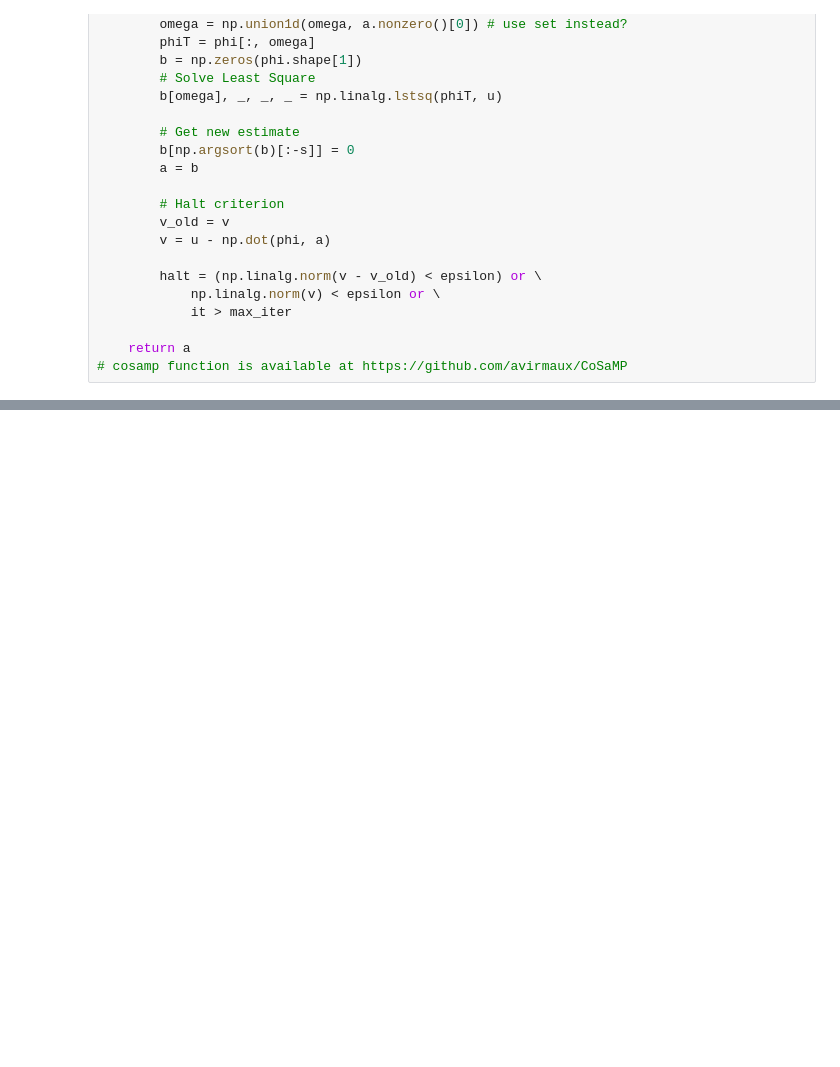
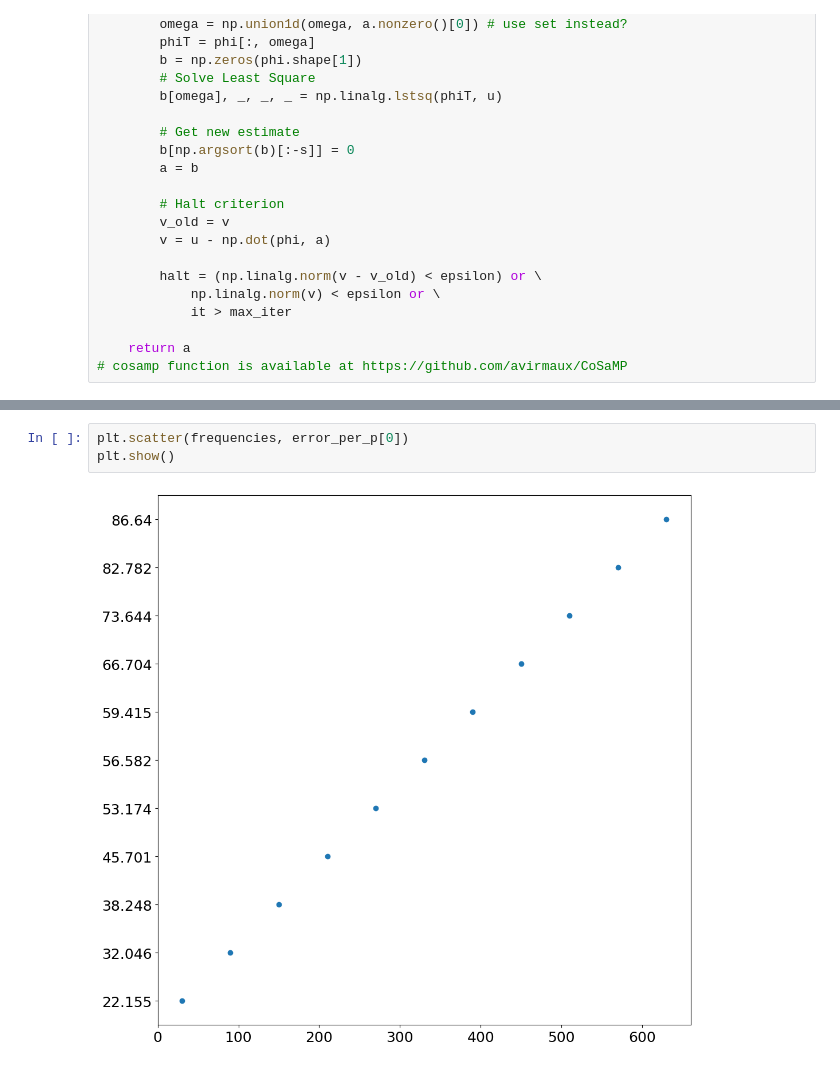
Before and after one commit to LorenzoJoquino/Physics215Project_CompSensGroup, a Jupyter notebook: notebooks/AddingSineWavesCompression.ipynb, the cells around one changed output, grey strips where cells are left out. Saved outputs shown, nothing was run; the diff lists cells and outputs as text; blank space fills up the shorter version.

```diff
--- a/notebooks/AddingSineWavesCompression.ipynb
+++ b/notebooks/AddingSineWavesCompression.ipynb
@@ -175,0 +265,5 @@ Iteration 9
+# %%
+plt.scatter(frequencies, error_per_p[0])
+plt.show()
+# %% [output]
+[figure, added]
```
Also changed, not shown: parts of 7 cells of this notebook.
